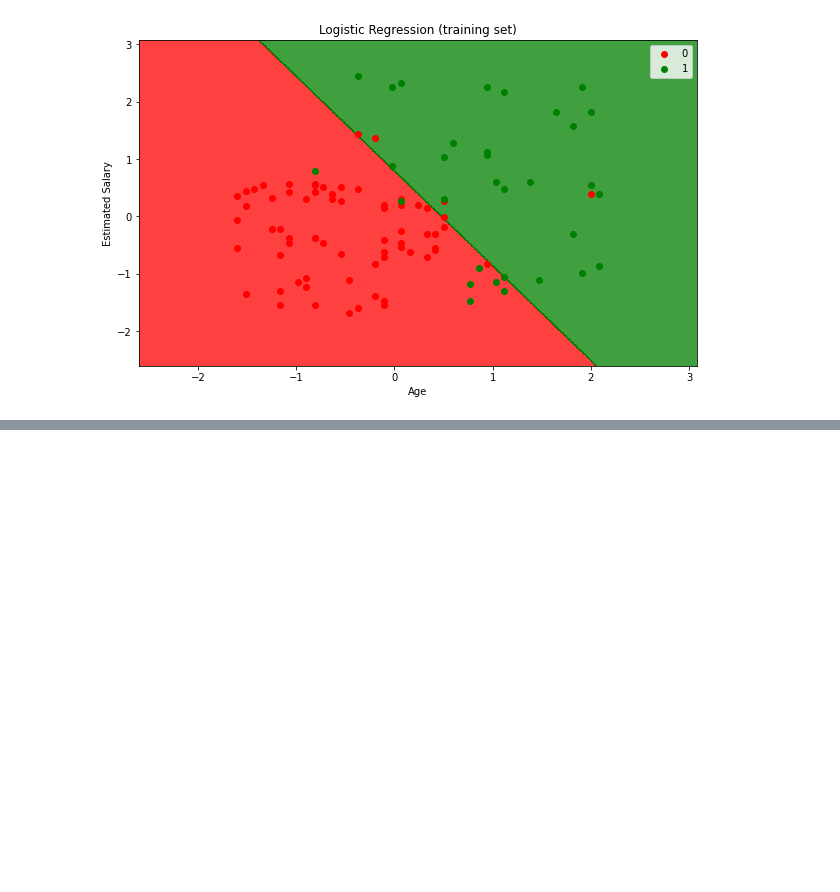
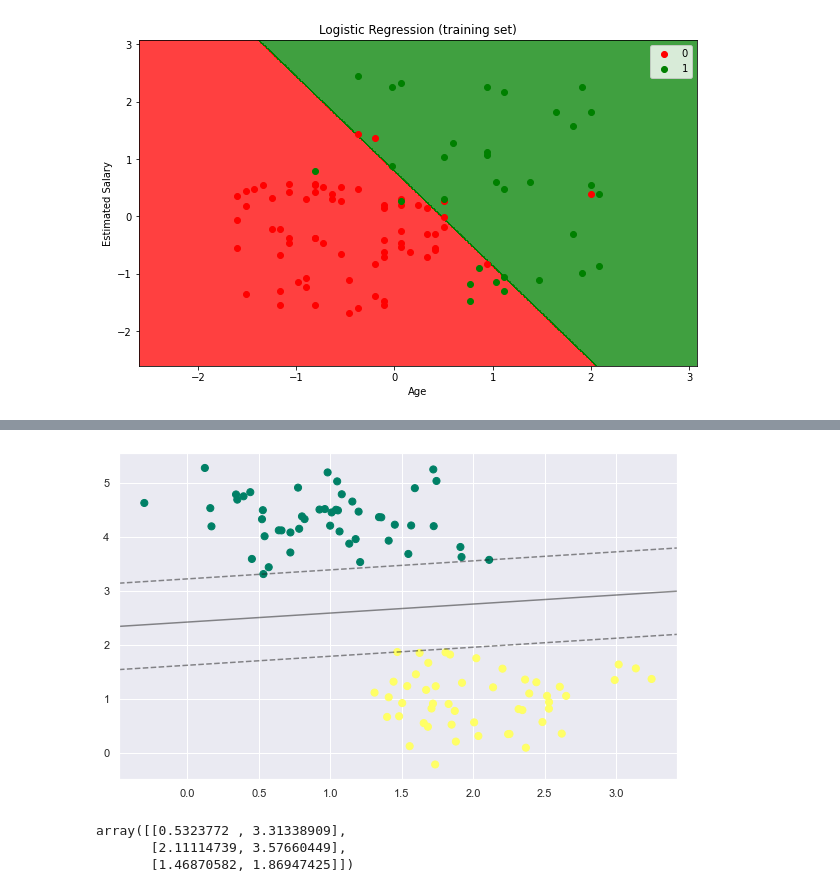
Before and after one commit to fatihdursunfd/AI-Bootcamp, a Jupyter notebook: AI/Machine Learning/Classification/svm.ipynb, the cells around one changed output, grey strips where cells are left out. Saved outputs shown, nothing was run; the diff lists cells and outputs as text; code cells hidden in the pictures; blank space fills up the shorter version.

```diff
--- a/AI/Machine Learning/Classification/svm.ipynb
+++ b/AI/Machine Learning/Classification/svm.ipynb
@@ -83,0 +126,33 @@ plt.show()
+# %%
+def decision_function(model , ax=None , plot_support = True):
+    if ax is None:
+        ax = plt.gca()
+
+    xlim = ax.get_xlim()
+    ylim = ax.get_ylim()
+
+    x = np.linspace(xlim[0] , xlim[1] , 30)
+    y = np.linspace(ylim[0] , ylim[1] , 30)
+
+    Y , X = np.meshgrid(y , x)
+
+    xy = np.vstack([X.ravel() , Y.ravel()]).T
+    P = model.decision_function(xy).reshape(X.shape)
+
+    ax.contour(X , Y ,P , colors = "k" , levels = [-1, 0 , 1 ] , alpha = 0.5 , linestyles = ['--','-','--'])
+
+    if plot_support:
+        ax.scatter(model.support_vectors_[:,0] , model.support_vectors_[:,1], s = 300 , linewidth=1 , facecolors = 'none')
+    ax.set_xlim(xlim)
+    ax.set_ylim(ylim)
+
+plt.scatter(X[:, 0], X[: , 1] , c = y , s = 50 , cmap= "summer" )
+decision_function(model)
+# %% [output]
+[figure, added]
+# %%
+model.support_vectors_
+# %% [output]
+array([[0.5323772 , 3.31338909],
+       [2.11114739, 3.57660449],
+       [1.46870582, 1.86947425]])
```
Also changed, not shown: parts of 5 cells of this notebook, 2 other files.
